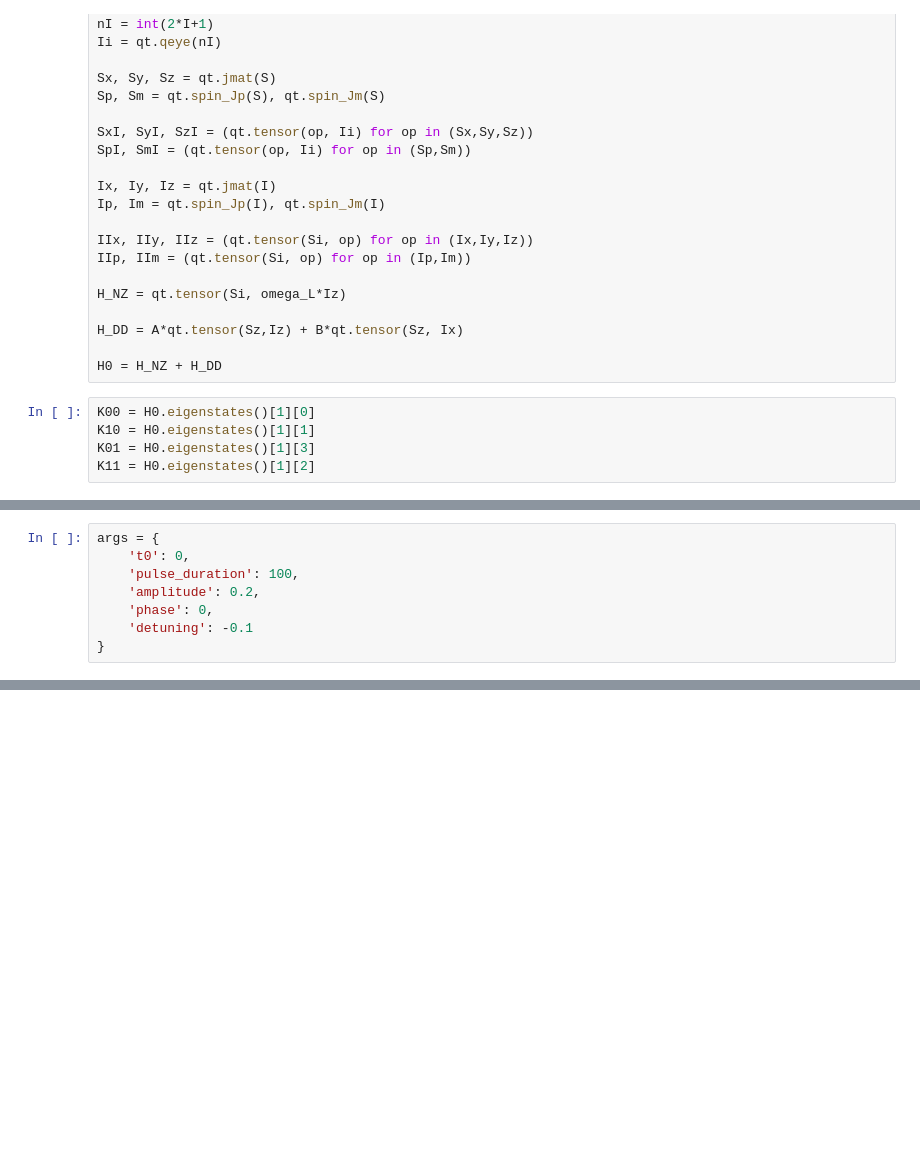
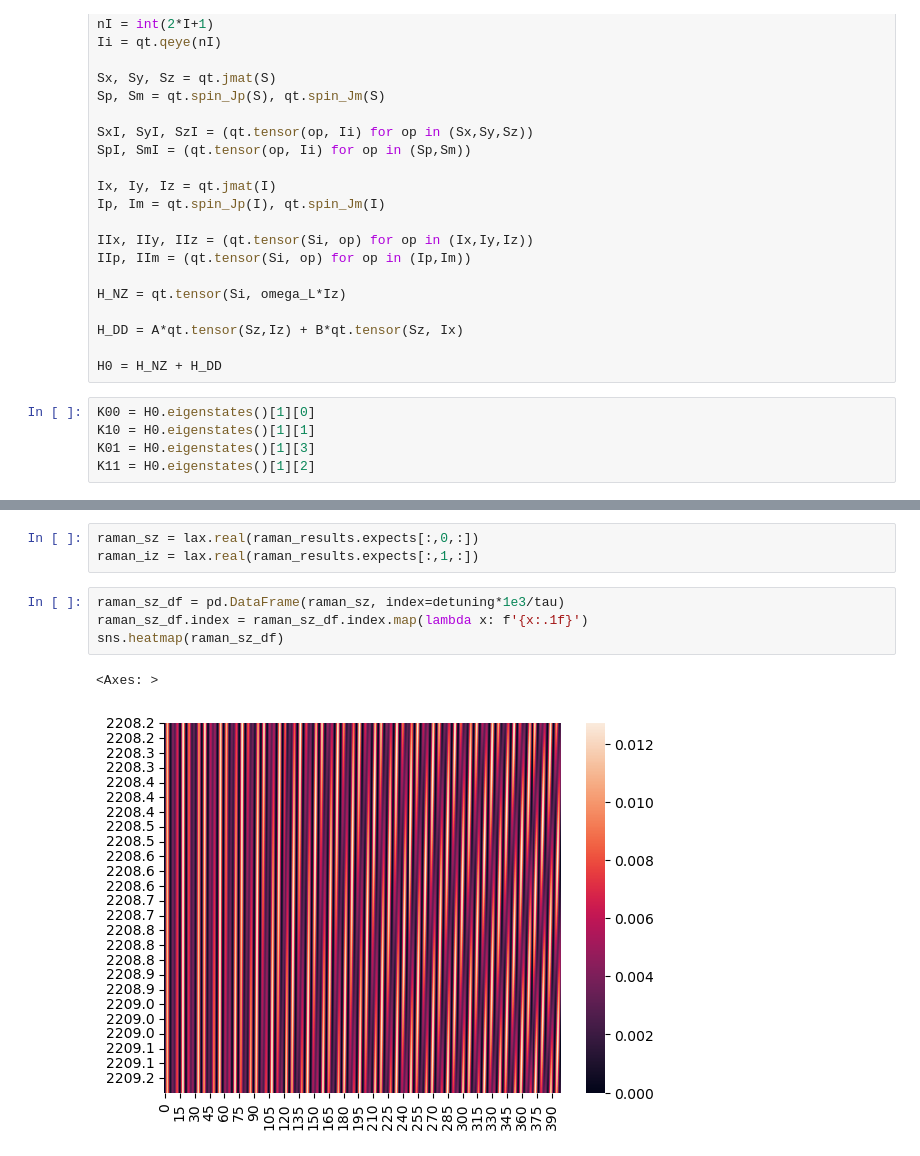
Before and after one commit to Quantronics/SpinDynamics, a Jupyter notebook: dynamiqs.ipynb, the cells around one changed output, grey strips where cells are left out. Drawn from its saved outputs; the diff is of its cells as text; blank space fills up the shorter version.

```diff
--- a/dynamiqs.ipynb
+++ b/dynamiqs.ipynb
@@ -108,8 +103,0 @@ def square_pulse_m(t, detuning = 0, phase = 0, **args):
-# %%
-args = {
-    't0': 0,
-    'pulse_duration': 100,
-    'amplitude': 0.2,
-    'phase': 0,
-    'detuning': -0.1
-}
@@ -323,0 +166,10 @@ tensor([[1],
+# %%
+raman_sz = lax.real(raman_results.expects[:,0,:])
+raman_iz = lax.real(raman_results.expects[:,1,:])
+# %%
+raman_sz_df = pd.DataFrame(raman_sz, index=detuning*1e3/tau)
+raman_sz_df.index = raman_sz_df.index.map(lambda x: f'{x:.1f}')
+sns.heatmap(raman_sz_df)
+# %% [output]
+<Axes: >
+[figure, added]
```
Also changed, not shown: parts of 28 cells of this notebook.
